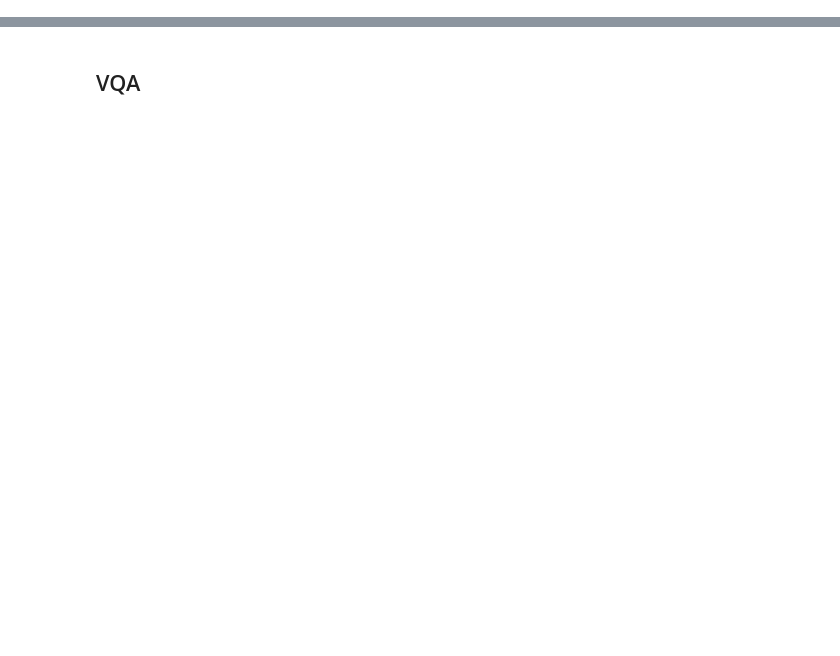
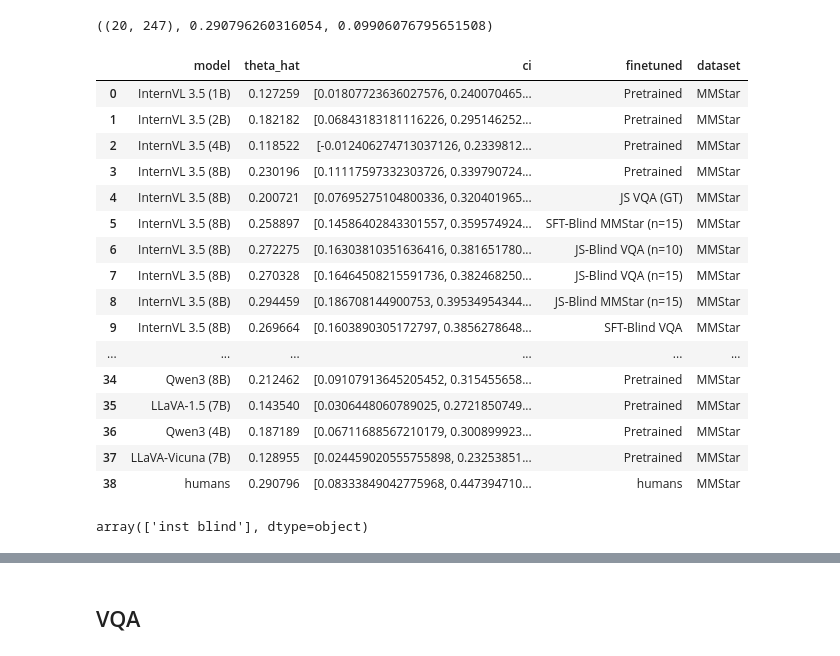
Before and after one commit to unolop/HPA, a Jupyter notebook: evaluation/analysis/correlations.ipynb, the cells around one changed output, grey strips where cells are left out. Saved outputs shown, nothing was run; the diff lists cells and outputs as text; code cells hidden in the pictures; blank space fills up the shorter version.

```diff
--- a/evaluation/analysis/correlations.ipynb
+++ b/evaluation/analysis/correlations.ipynb
@@ -8,6 +10,12 @@ from utils.corr import human_vs_consensus
 # %%
 mm = MMStarResults()
-answers_pivot = mm.combine_mh(model_acc=mm.model)
+# answers_pivot = mm.combine_mh(model_acc=mm.model_mc)
+md = mm.model_mc
+md=md[md['condition'] == 'inst blind']
+vlms=md[md['model_type'] != 'llm'].model.unique()
+llms=md[md['model_type'] == 'llm'].model.unique()
+all_humans = mm.human.participant_id.unique()
+md.finetuned.unique()
 # %% [output]
 A value is trying to be set on a copy of a slice from a DataFrame.
 Try using .loc[row_indexer,col_indexer] = value instead
@@ -29,5 +40,0 @@ See the caveats in the documentation: https://pandas.pydata.org/pandas-docs/stab
-# %%
-md = mm.model
-vlms=md[md['model_type'] != 'llm'].model.unique()
-llms=md[md['model_type'] == 'llm'].model.unique()
-all_humans = mm.human.participant_id.unique()
@@ -77,0 +68,56 @@ df.to_json('./correlations/mmstar_pretrained.json')
+# %%
+df = pd.DataFrame(alignment_results)
+### Filter invalid model
+df = df[df['model'] != 'Qwen3 Base (8B)' ]
+# df = df[df['finetuned'] == 'Pretrained']
+df['dataset'] = "MMStar"
+
+ci_lows = np.array([c[0] for c in df.ci.values]) # np.array([alignment_results[m]["ci"][0] for m in models])
+ci_highs = np.array([c[1] for c in df.ci.values]) # np.array([alignment_results[m]["ci"][1] for m in models])
+
+models = df.model.values # list(alignment_results.keys())
+rhos = df.theta_hat.values # np.array([alignment_results[m]["theta_hat"] for m in models])
+
+human_correct =mm.human.pivot( index=['participant_id'], columns=['question_id'], values=['correct']).to_numpy()
+human_correct = (human_correct > 0).astype(int)
+human_rhos = human_vs_consensus(human_correct)
+low, high = np.percentile(human_rhos, [2.5, 97.5])
+mu, sd = human_rhos.mean(), human_rhos.std()
+human_correct.shape , mu, sd
+# %% [output]
+((20, 247), 0.290796260316054, 0.09906076795651508)
+# %%
+# Example: Add a new row with sample values. You can adjust the values as needed.
+new_row = {
+    'model': 'humans',
+    'theta_hat': mu,
+    'ci': [low, high],
+    'finetuned': 'humans',
+    'dataset': 'MMStar'
+}
+df = pd.concat([df, pd.DataFrame([new_row])], ignore_index=True)
+df = df.dropna(axis=0)
+df.to_json('./correlations/mmstar.json')
+df
+# %% [output]
+|  | model | theta_hat | ci | finetuned | dataset |
+| 0 | InternVL 3.5 (1B) | 0.127259 | [0.01807723636027576, 0.240070465... | Pretrained | MMStar |
+| 1 | InternVL 3.5 (2B) | 0.182182 | [0.06843183181116226, 0.295146252... | Pretrained | MMStar |
+| 2 | InternVL 3.5 (4B) | 0.118522 | [-0.012406274713037126, 0.2339812... | Pretrained | MMStar |
+| 3 | InternVL 3.5 (8B) | 0.230196 | [0.11117597332303726, 0.339790724... | Pretrained | MMStar |
+| 4 | InternVL 3.5 (8B) | 0.200721 | [0.07695275104800336, 0.320401965... | JS VQA (GT) | MMStar |
+| 5 | InternVL 3.5 (8B) | 0.258897 | [0.14586402843301557, 0.359574924... | SFT-Blind MMStar (n=15) | MMStar |
+| 6 | InternVL 3.5 (8B) | 0.272275 | [0.16303810351636416, 0.381651780... | JS-Blind VQA (n=10) | MMStar |
+| 7 | InternVL 3.5 (8B) | 0.270328 | [0.16464508215591736, 0.382468250... | JS-Blind VQA (n=15) | MMStar |
+| 8 | InternVL 3.5 (8B) | 0.294459 | [0.186708144900753, 0.39534954344... | JS-Blind MMStar (n=15) | MMStar |
+| 9 | InternVL 3.5 (8B) | 0.269664 | [0.1603890305172797, 0.3856278648... | SFT-Blind VQA | MMStar |
+| ... | ... | ... | ... | ... | ... |
+| 34 | Qwen3 (8B) | 0.212462 | [0.09107913645205452, 0.315455658... | Pretrained | MMStar |
+| 35 | LLaVA‑1.5 (7B) | 0.143540 | [0.0306448060789025, 0.2721850749... | Pretrained | MMStar |
+| 36 | Qwen3 (4B) | 0.187189 | [0.06711688567210179, 0.300899923... | Pretrained | MMStar |
+| 37 | LLaVA‑Vicuna (7B) | 0.128955 | [0.024459020555755898, 0.23253851... | Pretrained | MMStar |
+| 38 | humans | 0.290796 | [0.08333849042775968, 0.447394710... | humans | MMStar |
+# %%
+md.condition.unique()
+# %% [output]
+array(['inst blind'], dtype=object)
```
Also changed, not shown: parts of 26 cells of this notebook, 56 other files.
